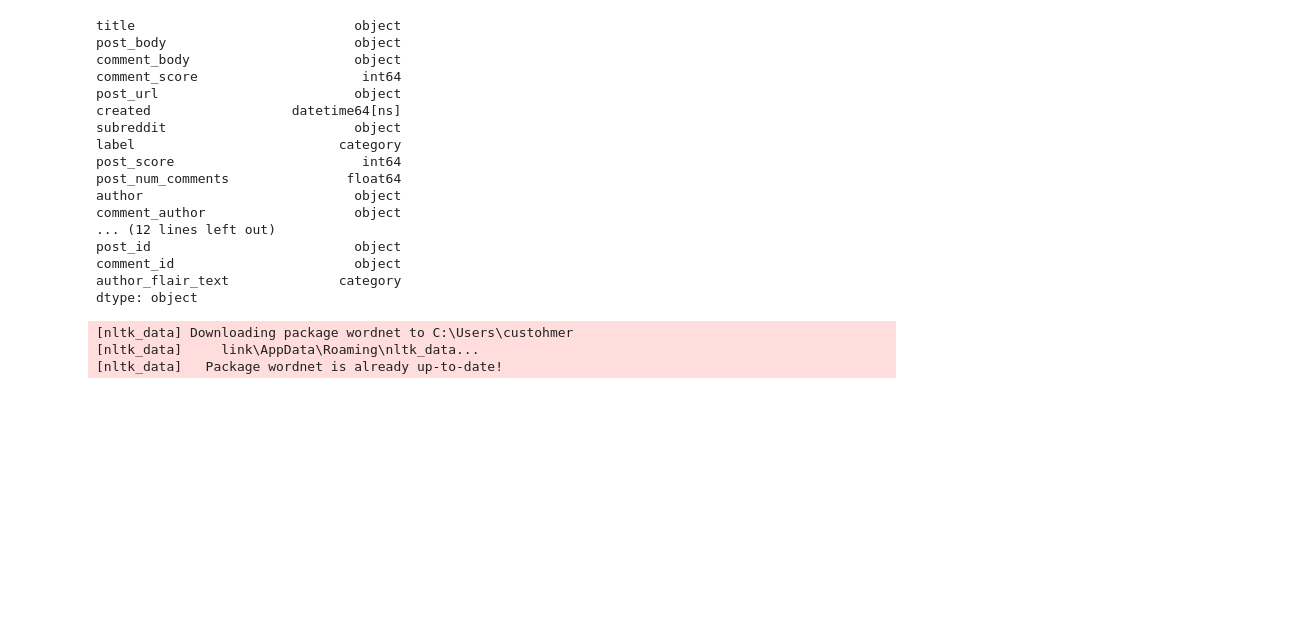
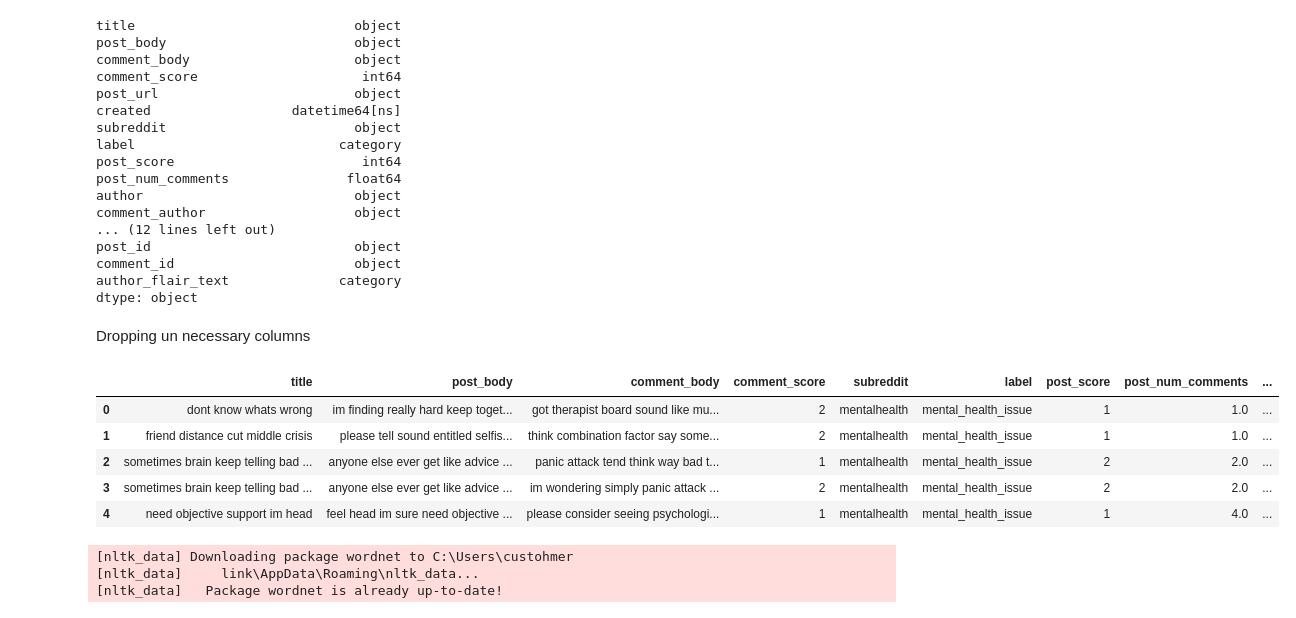
Before and after one commit to Bestina2024/Phase_5_Project, a Jupyter notebook: Bestina.ipynb, the cells around one changed output. Drawn from its saved outputs; the diff is of its cells as text; code cells hidden in the pictures; blank space fills up the shorter version.

Commit message:
dropping unnecessary columns

```diff
--- a/Bestina.ipynb
+++ b/Bestina.ipynb
@@ -351,6 +351,23 @@ post_id                          object
 comment_id                       object
 author_flair_text              category
 dtype: object
+# %% [markdown]
+Dropping un necessary columns
+# %%
+columns_to_drop = [
+    'post_url', 'post_thumbnail', 'distinguished', 'all_awardings',
+    'link_flair_text', 'author_flair_text', 'author_premium', 'is_self_post',
+    'created', 'post_created', 'post_id', 'comment_id', 'author', 'comment_author'
+]
+df = df.drop(columns=columns_to_drop)
+df.head()
+# %% [output]
+|  | title | post_body | comment_body | comment_score | subreddit | label | post_score | post_num_comments | ... |
+| 0 | dont know whats wrong | im finding really hard keep toget... | got therapist board sound like mu... | 2 | mentalhealth | mental_health_issue | 1 | 1.0 | ... |
+| 1 | friend distance cut middle crisis | please tell sound entitled selfis... | think combination factor say some... | 2 | mentalhealth | mental_health_issue | 1 | 1.0 | ... |
+| 2 | sometimes brain keep telling bad ... | anyone else ever get like advice ... | panic attack tend think way bad t... | 1 | mentalhealth | mental_health_issue | 2 | 2.0 | ... |
+| 3 | sometimes brain keep telling bad ... | anyone else ever get like advice ... | im wondering simply panic attack ... | 2 | mentalhealth | mental_health_issue | 2 | 2.0 | ... |
+| 4 | need objective support im head | feel head im sure need objective ... | please consider seeing psychologi... | 1 | mentalhealth | mental_health_issue | 1 | 4.0 | ... |
 # %%
 nltk.download('wordnet')
 stop_words = set(stopwords.words('english'))
```
